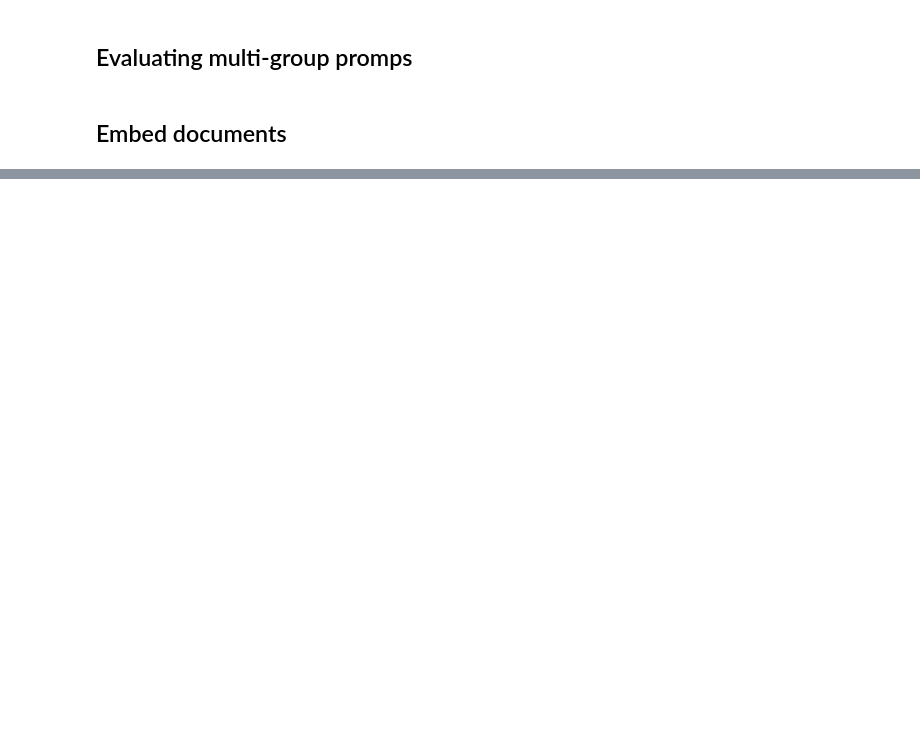
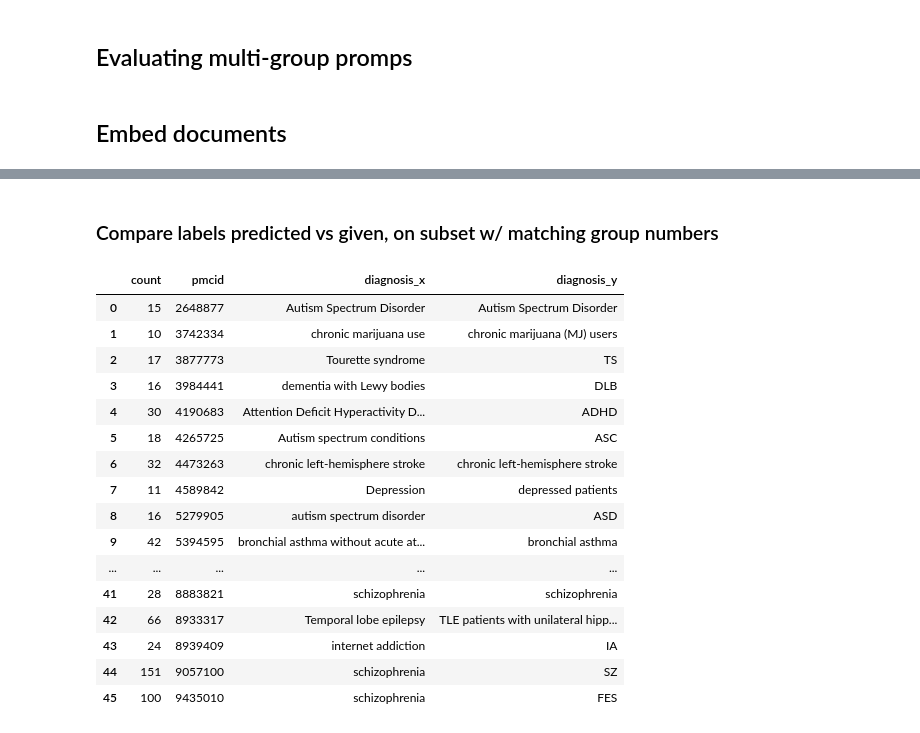
Before and after one commit to adelavega/biomed-llm-retrieval, a Jupyter notebook: 4) Mutli-group Prompts.ipynb, the cells around one changed output, grey strips where cells are left out. Cells and saved outputs as stored; diff of their text form; code cells hidden in the pictures; blank space fills up the shorter version.

```diff
--- a/4) Mutli-group Prompts.ipynb
+++ b/4) Mutli-group Prompts.ipynb
@@ -46,0 +136,7 @@ split_markdown(t, delimiters=['##', '###'])
+# %%
+# How accurately does it predict the # of groups for each study?
+pred_n_groups = predictions.groupby('pmcid').size()
+n_groups = sub_multi_group.groupby('pmcid').size()
+correct_n_groups = (n_groups == pred_n_groups)
+ix_corr_n_groups = correct_n_groups[correct_n_groups == True].index
+correct_n_groups.mean()
@@ -46,0 +147,4 @@ split_markdown(t, delimiters=['##', '###'])
+# %%
+subset_pred_corrgroups = predictions[predictions.pmcid.isin(ix_corr_n_groups)]
+# %%
+subset_annot_corrgroups = sub_multi_group[sub_multi_group.pmcid.isin(ix_corr_n_groups)]
@@ -46,0 +217,25 @@ split_markdown(t, delimiters=['##', '###'])
+# %% [markdown]
+### Compare labels predicted vs given, on subset w/ matching group numbers
+# %%
+annot_diag = subset_annot_corrgroups[(subset_annot_corrgroups.group_name == 'patients')][['count', 'pmcid', 'diagnosis']]
+pred_diag = subset_pred_corrgroups[subset_pred_corrgroups.group_name == 'patients'][['count', 'pmcid', 'diagnosis']]
+# %%
+pd.merge(annot_diag, pred_diag, on=['pmcid', 'count'])
+# %% [output]
+|  | count | pmcid | diagnosis_x | diagnosis_y |
+| 0 | 15 | 2648877 | Autism Spectrum Disorder | Autism Spectrum Disorder |
+| 1 | 10 | 3742334 | chronic marijuana use | chronic marijuana (MJ) users |
+| 2 | 17 | 3877773 | Tourette syndrome | TS |
+| 3 | 16 | 3984441 | dementia with Lewy bodies | DLB |
+| 4 | 30 | 4190683 | Attention Deficit Hyperactivity D... | ADHD |
+| 5 | 18 | 4265725 | Autism spectrum conditions | ASC |
+| 6 | 32 | 4473263 | chronic left-hemisphere stroke | chronic left-hemisphere stroke |
+| 7 | 11 | 4589842 | Depression | depressed patients |
+| 8 | 16 | 5279905 | autism spectrum disorder | ASD |
+| 9 | 42 | 5394595 | bronchial asthma without acute at... | bronchial asthma |
+| ... | ... | ... | ... | ... |
+| 41 | 28 | 8883821 | schizophrenia | schizophrenia |
+| 42 | 66 | 8933317 | Temporal lobe epilepsy | TLE patients with unilateral hipp... |
+| 43 | 24 | 8939409 | internet addiction | IA |
+| 44 | 151 | 9057100 | schizophrenia | SZ |
+| 45 | 100 | 9435010 | schizophrenia | FES |
```
Also changed, not shown: parts of 29 cells of this notebook, 3 other files.
